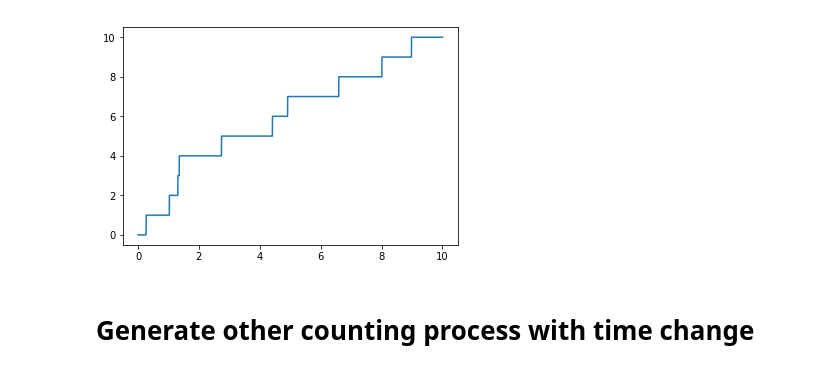
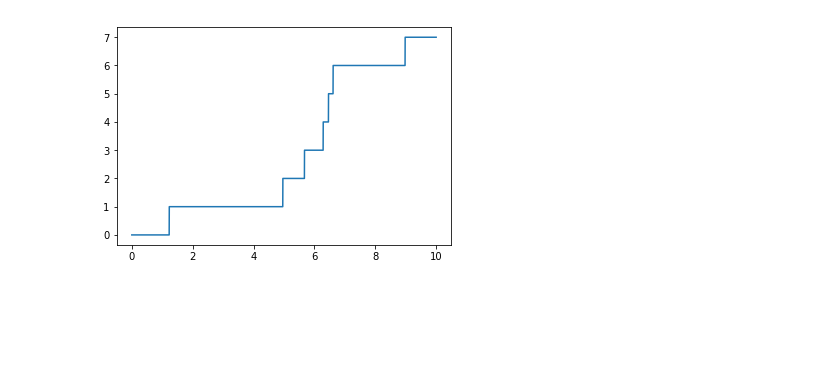
Before and after one commit to mshaocong/is, a Jupyter notebook: MC.ipynb, the cells around one changed output. Drawn from its saved outputs; the diff is of its cells as text; code cells hidden in the pictures; blank space fills up the shorter version.

```diff
--- a/MC.ipynb
+++ b/MC.ipynb
@@ -118,22 +37,6 @@ MP.figure()
-# %%
-class Poission(MarkovProcess):
-    def __init__(self, beta = 1.0, initial_state=0):
-        #NOTE: beta:= 1/ lemabda
-        def Poission_trans( current_time, current_state, next_time ):
-            dt = next_time - current_time
-            next_jump_time = exponential(beta)
-            if next_jump_time<= dt:
-                return current_state+1
-            else:
-                return current_state
-        self.initial_state = initial_state
-        self.trans = Poission_trans
-        self.simulation = 0
 # %%
-MP = Poission()
-MP.get_simulation( num_trails=10000, start_time=0.0, end_time=10)
-MP.figure()
+N = Poission()
+N.simulate( num_trails=10000, start_time=0.0, end_time=10)
+N.figure()
 # %% [output]
-[figure, old version]
+[figure, new version]
-# %% [markdown]
-# Generate other counting process with time change
```
Also changed, not shown: parts of 15 cells of this notebook, 1 other file.
